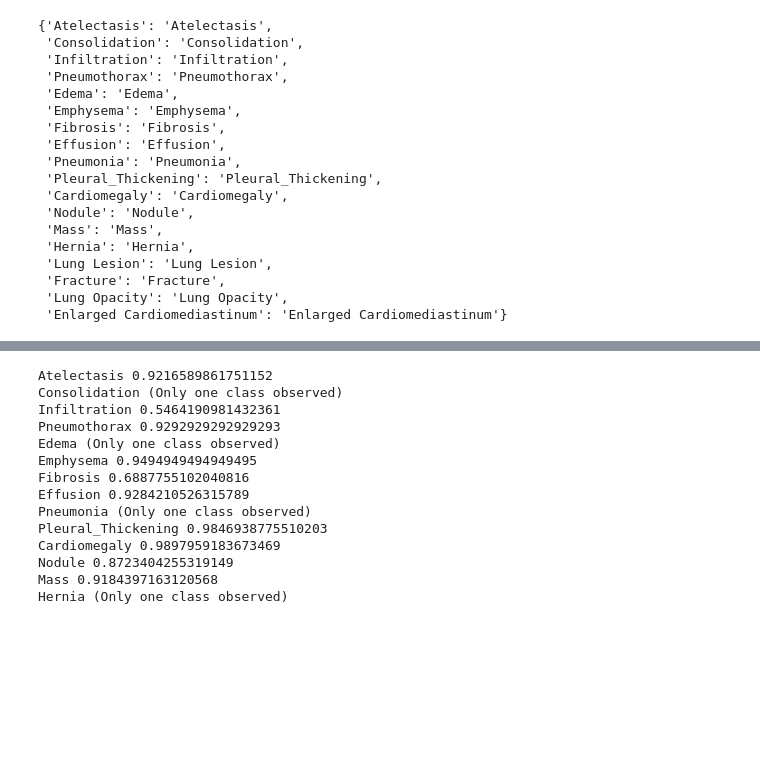
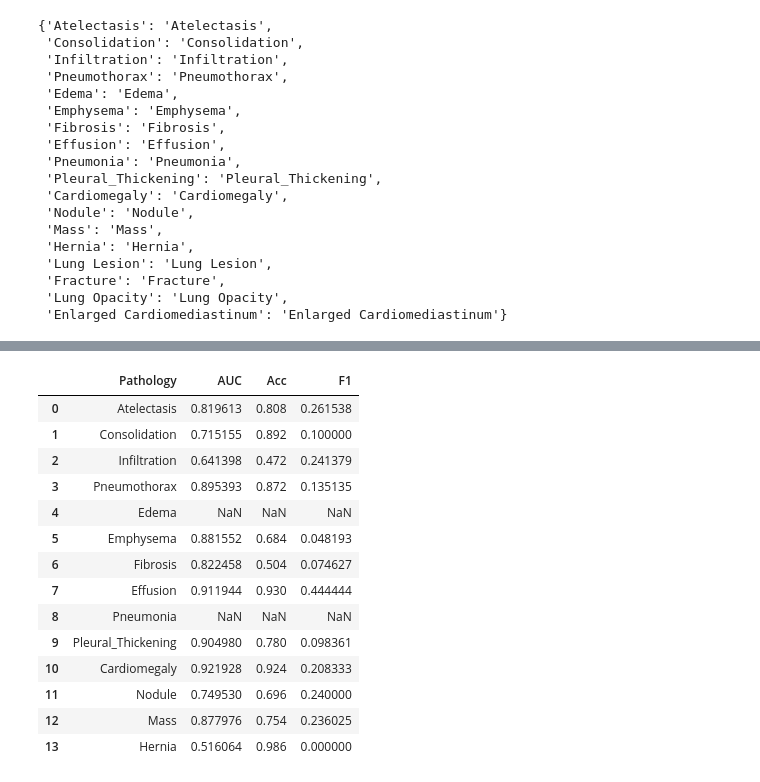
Before and after one commit to mlmed/torchxrayvision, a Jupyter notebook: scripts/xray_models.ipynb, the cells around one changed output, grey strips where cells are left out. Drawn from its saved outputs; the diff is of its cells as text; code cells hidden in the pictures; blank space fills up the shorter version.

```diff
--- a/scripts/xray_models.ipynb
+++ b/scripts/xray_models.ipynb
@@ -130,10 +130,18 @@ dict(zip(model.pathologies,zip(out[0].detach().numpy(), sample["lab"])))
+# %%
+# small test eval
+model = xrv.models.DenseNet(weights="all")
+if torch.cuda.is_available():
+    model = model.cuda()
 # %%
 outs = []
 labs = []
 with torch.no_grad():
-    for i in np.random.randint(0,len(d_nih),100):
+    np.random.seed(0)
+    for i in tqdm.tqdm(np.random.randint(0,len(d_nih),500)):
         sample = d_nih[i]
         labs.append(sample["lab"])
-        out = model(torch.from_numpy(sample["img"]).unsqueeze(0)).cpu()
-        out = torch.sigmoid(out)
+        image = torch.from_numpy(sample["img"]).unsqueeze(0)
+        if torch.cuda.is_available():
+            image = image.cuda()
+        out = model(image).cpu()
         outs.append(out.detach().numpy()[0])
@@ -140,23 +150,30 @@ with torch.no_grad():
-# %%
-import sklearn, sklearn.metrics
-for i in range(14):
-    if len(np.unique(np.asarray(labs)[:,i])) > 1:
-        auc = sklearn.metrics.roc_auc_score(np.asarray(labs)[:,i], np.asarray(outs)[:,i])
-    else:
-        auc = "(Only one class observed)"
-    print(xrv.datasets.default_pathologies[i], auc)
-# %% [output]
-Atelectasis 0.9216589861751152
-Consolidation (Only one class observed)
-Infiltration 0.5464190981432361
-Pneumothorax 0.9292929292929293
-Edema (Only one class observed)
-Emphysema 0.9494949494949495
-Fibrosis 0.6887755102040816
-Effusion 0.9284210526315789
-Pneumonia (Only one class observed)
-Pleural_Thickening 0.9846938775510203
-Cardiomegaly 0.9897959183673469
-Nodule 0.8723404255319149
-Mass 0.9184397163120568
-Hernia (Only one class observed)
+# %%
+results = []
+for i in range(14):
+    result = {}
+    result["Pathology"] = model.pathologies[i]
+    if len(np.unique(np.asarray(labs)[:,i])) > 1:
+        labels = np.asarray(labs)[:,i].astype(bool)
+        preds = np.asarray(outs)[:,i]
+        result["AUC"] = sklearn.metrics.roc_auc_score(labels, preds)
+        result["Acc"] = sklearn.metrics.accuracy_score(labels, preds > 0.5)
+        result["F1"] = sklearn.metrics.f1_score(labels, preds > 0.5)
+    results.append(result)
+# %%
+pd.DataFrame(results)
+# %% [output]
+|  | Pathology | AUC | Acc | F1 |
+| 0 | Atelectasis | 0.819613 | 0.808 | 0.261538 |
+| 1 | Consolidation | 0.715155 | 0.892 | 0.100000 |
+| 2 | Infiltration | 0.641398 | 0.472 | 0.241379 |
+| 3 | Pneumothorax | 0.895393 | 0.872 | 0.135135 |
+| 4 | Edema | NaN | NaN | NaN |
+| 5 | Emphysema | 0.881552 | 0.684 | 0.048193 |
+| 6 | Fibrosis | 0.822458 | 0.504 | 0.074627 |
+| 7 | Effusion | 0.911944 | 0.930 | 0.444444 |
+| 8 | Pneumonia | NaN | NaN | NaN |
+| 9 | Pleural_Thickening | 0.904980 | 0.780 | 0.098361 |
+| 10 | Cardiomegaly | 0.921928 | 0.924 | 0.208333 |
+| 11 | Nodule | 0.749530 | 0.696 | 0.240000 |
+| 12 | Mass | 0.877976 | 0.754 | 0.236025 |
+| 13 | Hernia | 0.516064 | 0.986 | 0.000000 |
```
Also changed, not shown: parts of 10 cells of this notebook.
